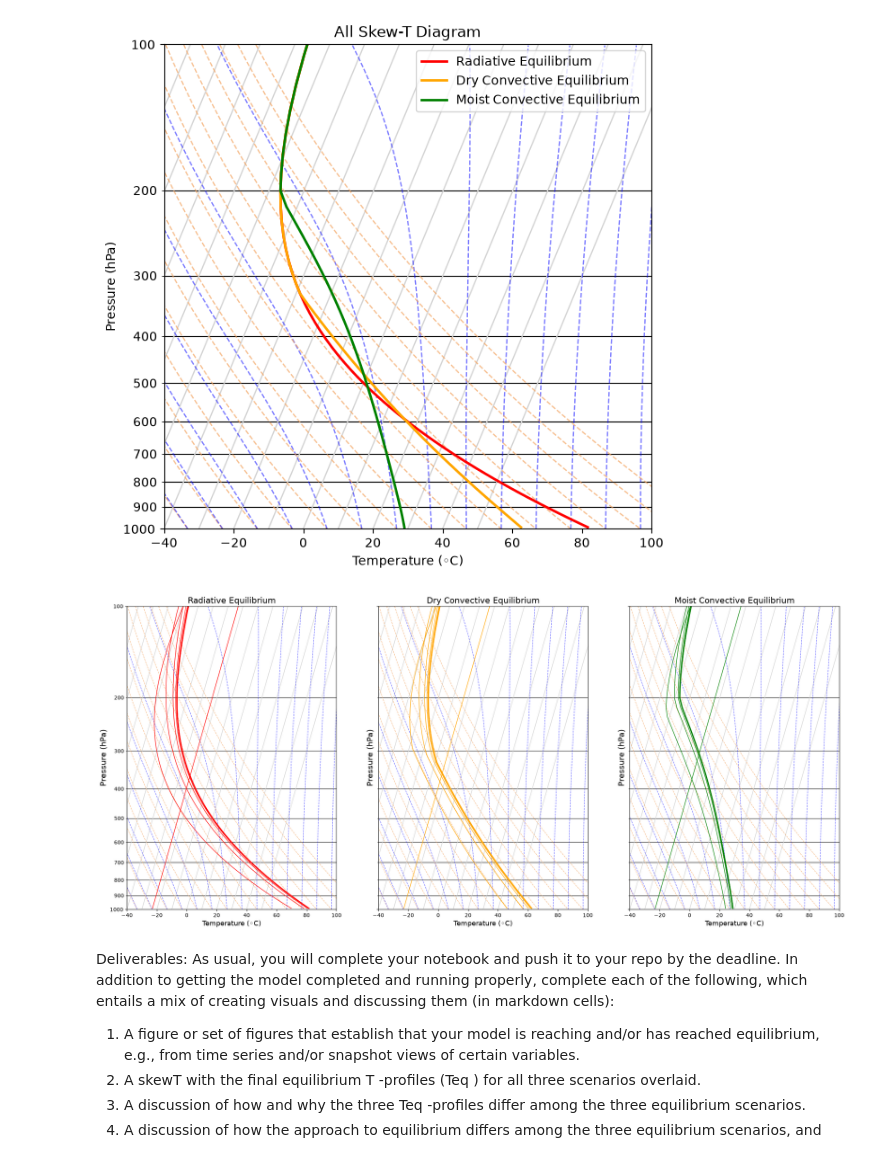
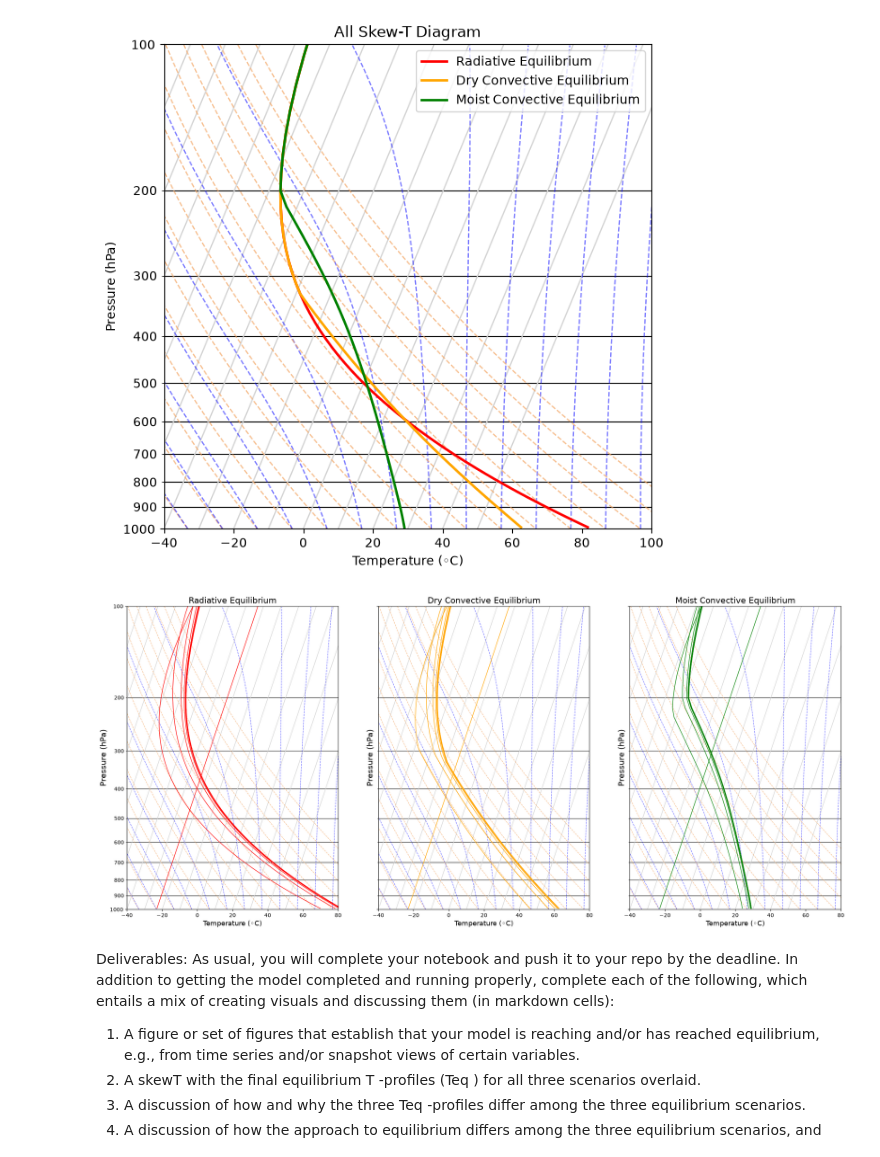
Before and after one commit to wxks/metr5003, a Jupyter notebook: Lab4_rce_model.ipynb, the cells around one changed output. Cells and saved outputs as stored; diff of their text form; code cells hidden in the pictures.

```diff
--- a/Lab4_rce_model.ipynb
+++ b/Lab4_rce_model.ipynb
@@ -734,9 +734,9 @@ axes[2].grid(which='minor', axis='y', linestyle='-', color='k' )
 
 
 #Set Temperature Limit
-axes[0].set_xlim(-40,100)
-axes[1].set_xlim(-40,100)
-axes[2].set_xlim(-40,100)
+axes[0].set_xlim(-40,80)
+axes[1].set_xlim(-40,80)
+axes[2].set_xlim(-40,80)
 
 #SKEW FUNCTION CHANGED TO -40 TO MATCH WYOMING SOUNDING FOR VERIFICATION
 def skewT(temp, pres, skew=-25): #Skews the temperature axis for a SkewT plot.
@@ -834,34 +834,34 @@ for theta in d_theta:
     if theta %2 ==0:
         axes[0].plot(adi_moist_sk, hi_res_p2, color='blue', linestyle='--', linewidth=1,alpha=.3)
         axes[1].plot(adi_moist_sk, hi_res_p2, color='blue', linestyle='--', linewidth=1,alpha=.3)
         axes[2].plot(adi_moist_sk, hi_res_p2, color='blue', linestyle='--', linewidth=1,alpha=.3)
 
 
 # skewing observed temperature and dew point temperature for plotting
 t_c=[x-273.15 for x in history_save['radiative']['T']]
 skewed_obs_rad=skewT(t_c, grid['p_mid']/100)
 #plotting observed data
 axes[0].plot(skewed_obs_rad[-1], grid['p_mid']/100, color='red', linestyle='-', linewidth=2,label='Radiative Equilibrium')
 for i in range(len(skewed_obs_rad)):
     axes[0].plot(skewed_obs_rad[i], grid['p_mid']/100, color='red', linestyle='-', linewidth=1,label='Radiative Equilibrium')
 
 t_c=[x-273.15 for x in history_save['dry']['T']]
 skewed_obs_dry=skewT(t_c, grid['p_mid']/100)
 #plotting observed data
 axes[1].plot(skewed_obs_dry[-1], grid['p_mid']/100, color='orange', linestyle='-', linewidth=2,label='Dry Convective Equilibrium')
 for i in range(len(skewed_obs_dry)):
     axes[1].plot(skewed_obs_dry[i], grid['p_mid']/100, color='orange', linestyle='-', linewidth=1,label='Dry Convective Equilibrium')
 
 t_c=[x-273.15 for x in history_save['moist']['T']]
 skewed_obs_moist=skewT(t_c, grid['p_mid']/100)
 #plotting observed data
 axes[2].plot(skewed_obs_moist[-1], grid['p_mid']/100, color='green', linestyle='-', linewidth=2, label='Moist Convective Equilibrium')
 for i in range(len(skewed_obs_moist)):
     axes[2].plot(skewed_obs_moist[i], grid['p_mid']/100, color='green', linestyle='-', linewidth=1,label='Moist Convective Equilibrium')
 
 #plt.legend(loc='upper right', fontsize=10)
 # %% [output]
-[figure, old version]
+[figure, new version]
 # %% [markdown]
 Deliverables: As usual, you will complete your notebook and push it to your repo by the deadline. In
 addition to getting the model completed and running properly, complete each of the following, which entails
```
